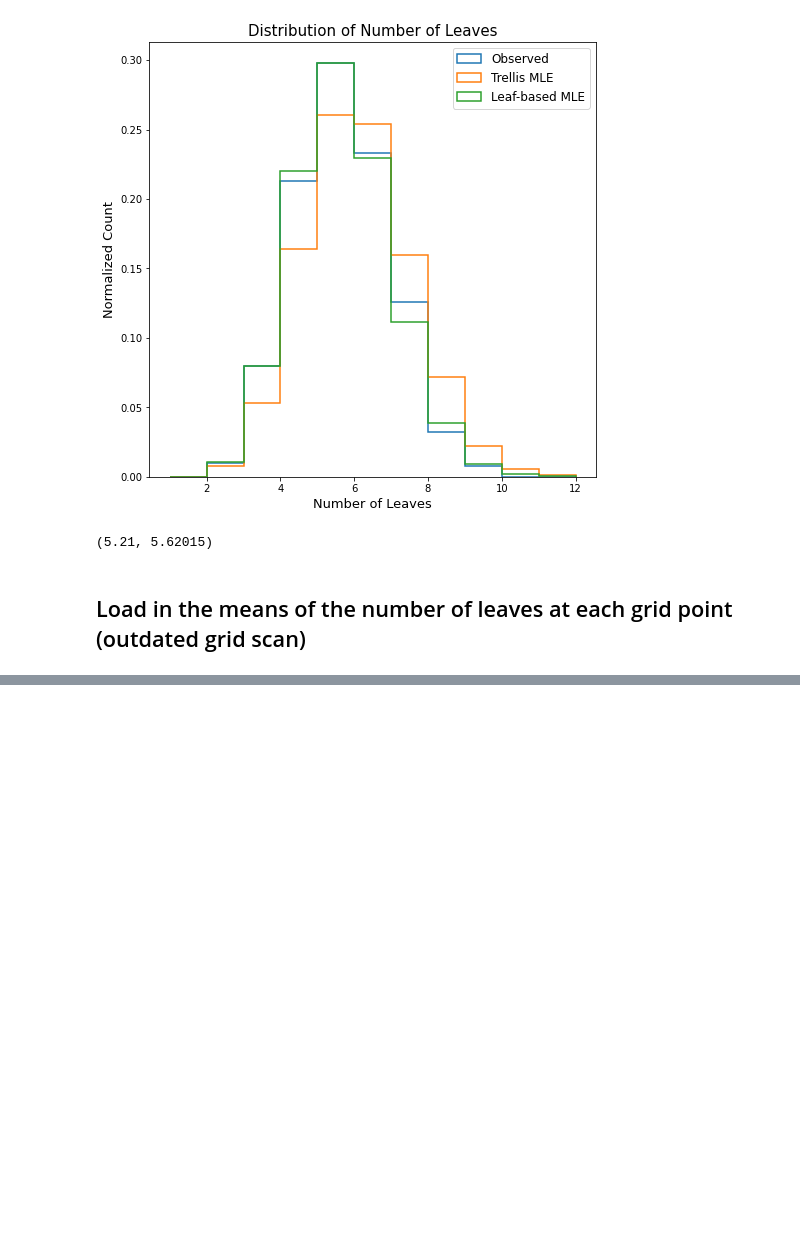
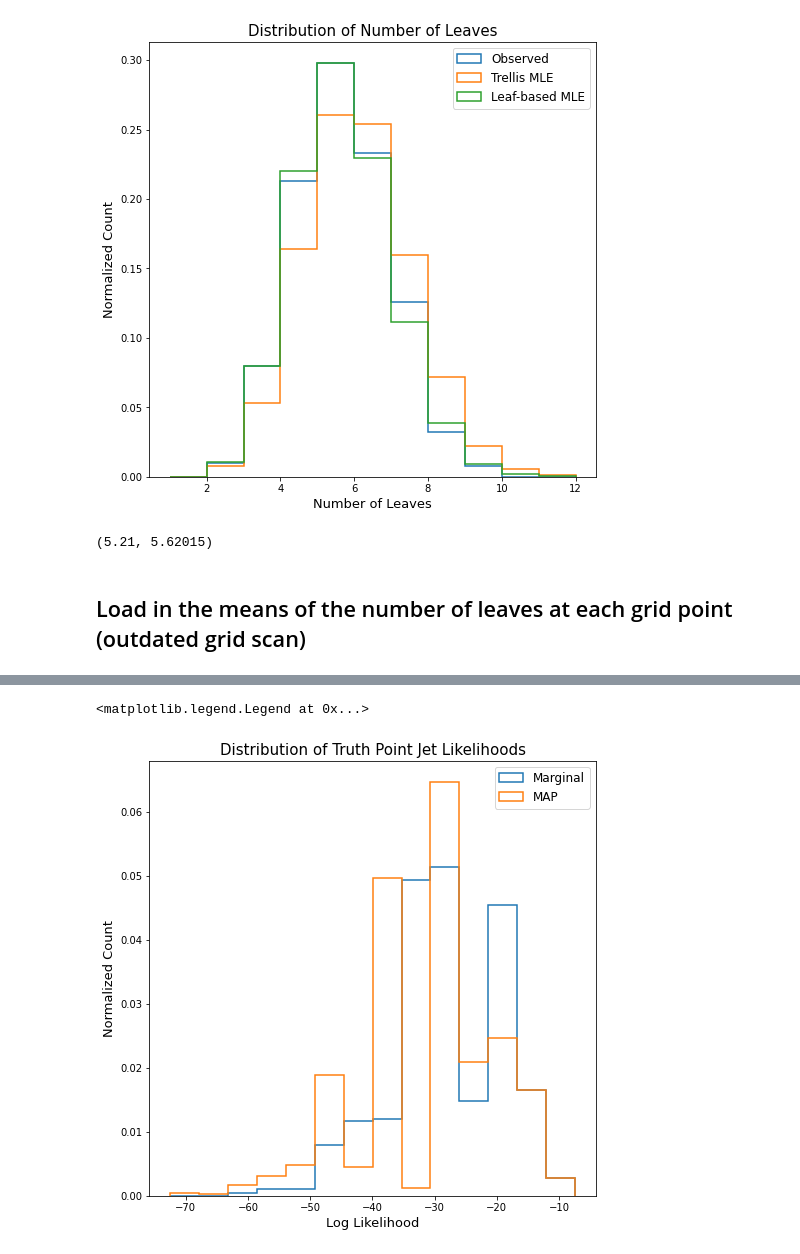
Before and after one commit to mdkdrnevich/ginkgo-inference, a Jupyter notebook: fit_results.ipynb, the cells around one changed output, grey strips where cells are left out. Drawn from its saved outputs; the diff is of its cells as text; code cells hidden in the pictures; blank space fills up the shorter version.

```diff
--- a/fit_results.ipynb
+++ b/fit_results.ipynb
@@ -429,0 +488,19 @@ ax.set_yticks(lambda_vals[::3]);
+# %%
+fig, ax = plt.subplots(nrows=1, ncols=1)
+fig.set_size_inches(8,8)
+
+low = np.min([np.min(truth_results["Z"]), np.min(truth_results["trellis_MLE"])])
+high = np.max([np.max(truth_results["Z"]), np.max(truth_results["trellis_MLE"])])
+
+bins = np.linspace(low, high, 15)
+
+ax.hist(truth_results["Z"], bins=bins, histtype="step", linewidth=1.5, density=True, label="Marginal")
+ax.hist(truth_results["trellis_MLE"], bins=bins, histtype="step", linewidth=1.5, density=True, label="MAP")
+
+ax.set_xlabel("Log Likelihood", size=13)
+ax.set_ylabel("Normalized Count", size=13)
+ax.set_title("Distribution of Truth Point Jet Likelihoods", size=15)
+ax.legend(fontsize="large")
+# %% [output]
+<matplotlib.legend.Legend at 0x...>
+[figure, added]
```
Also changed, not shown: parts of 41 cells of this notebook, 2 other files.
